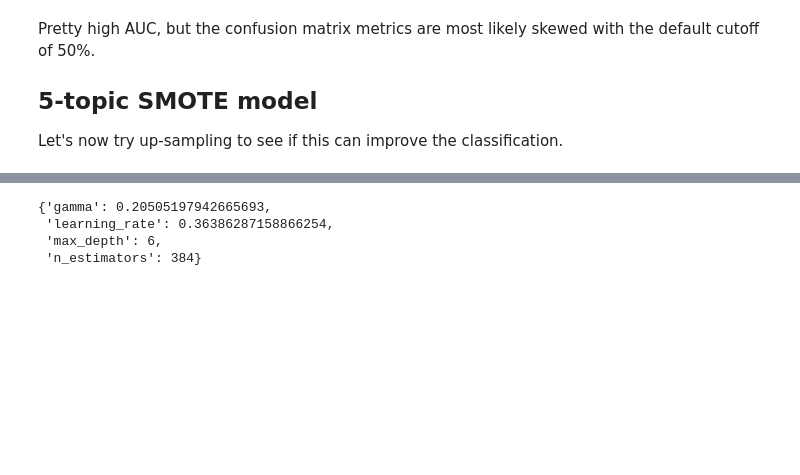
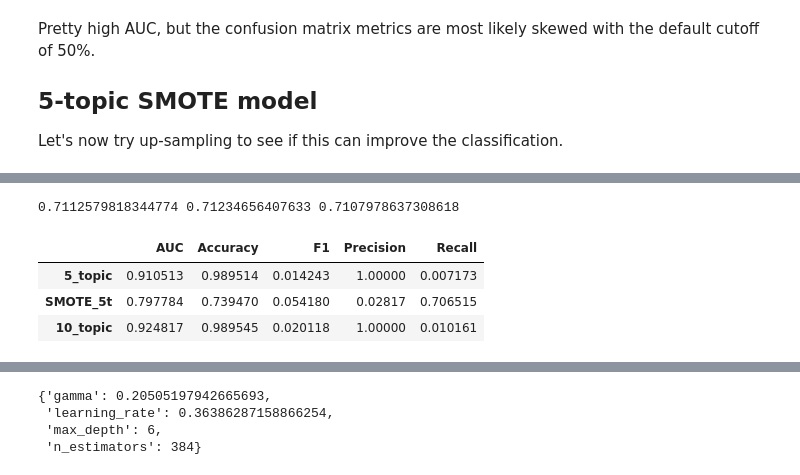
Before and after one commit to jason-sa/amazon_product_trend_classification, a Jupyter notebook: py_files/Amazon_Reviews_Model_Selection.ipynb, the cells around one changed output, grey strips where cells are left out. Cells and saved outputs as stored; diff of their text form; code cells hidden in the pictures; blank space fills up the shorter version.

```diff
--- a/py_files/Amazon_Reviews_Model_Selection.ipynb
+++ b/py_files/Amazon_Reviews_Model_Selection.ipynb
@@ -378,0 +437,11 @@ total 105756
+# %%
+print(b_search_5_topic.best_score_, b_search_smote_5_topic.best_score_, b_search_10_topic.best_score_)
+# %% [output]
+0.7112579818344774 0.71234656407633 0.7107978637308618
+# %%
+ar.results
+# %% [output]
+|  | AUC | Accuracy | F1 | Precision | Recall |
+| 5_topic | 0.910513 | 0.989514 | 0.014243 | 1.00000 | 0.007173 |
+| SMOTE_5t | 0.797784 | 0.739470 | 0.054180 | 0.02817 | 0.706515 |
+| 10_topic | 0.924817 | 0.989545 | 0.020118 | 1.00000 | 0.010161 |
```
Also changed, not shown: parts of 32 cells of this notebook.
